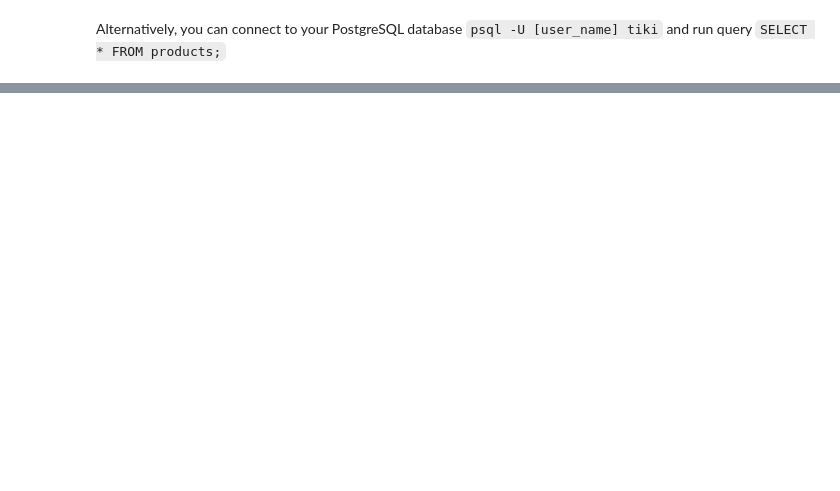
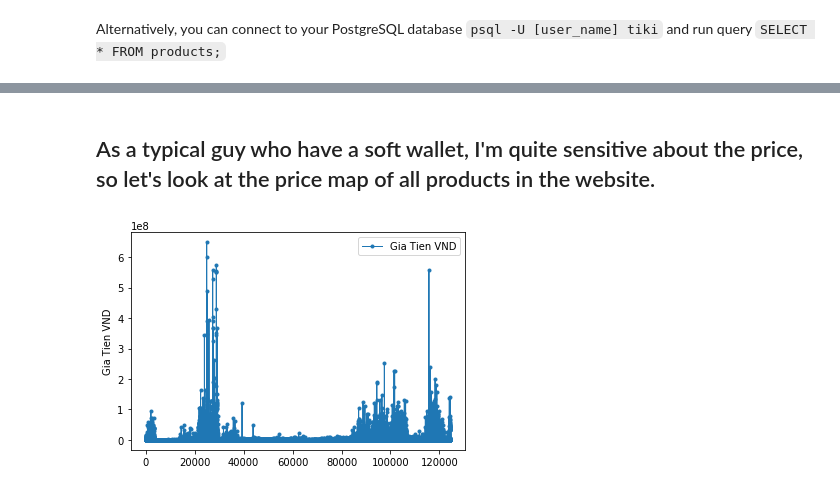
Before and after one commit to Tu-Hanh-Nguyen/Fansipan-2019-ChiLan-HanhTu-Week2-Project, a Jupyter notebook: Week_2_Project Chi Lan and Hanh Tu -Copy1.ipynb, the cells around one changed output, grey strips where cells are left out. Drawn from its saved outputs; the diff is of its cells as text; code cells hidden in the pictures; blank space fills up the shorter version.

```diff
--- a/Week_2_Project Chi Lan and Hanh Tu -Copy1.ipynb
+++ b/Week_2_Project Chi Lan and Hanh Tu -Copy1.ipynb
@@ -397,0 +418,6 @@ Alternatively, you can connect to your PostgreSQL database `psql -U [user_name]
+# %%
+* And start our cute panda to help us with creating the dataframe:
+
+data = select_data_from_db()
+df = pd.DataFrame(data, columns = ['product_id', 'seller_id', 'title', 'price', 'image_url', 'tikinow', 'rating', 'review', 'category'])
+df
@@ -397,0 +474,14 @@ Alternatively, you can connect to your PostgreSQL database `psql -U [user_name]
+# %%
+df.product_id=pd.to_numeric(df.product_id)
+
+df.seller_id=pd.to_numeric(df.seller_id)
+
+df.price=pd.to_numeric(df.price)
+
+df.tikinow=pd.to_numeric(df.tikinow)
+
+df.rating=pd.to_numeric(df.rating)
+
+df.review=pd.to_numeric(df.review)
+
+df.info()
@@ -397,0 +503,11 @@ Alternatively, you can connect to your PostgreSQL database `psql -U [user_name]
+# %% [markdown]
+## As a typical guy who have a soft wallet, I'm quite sensitive about the price, so let's look at the price map of all products in the website.
+# %%
+start, end = 0, 124407
+fig, ax = plt.subplots()
+ax.plot(df.loc[start:end, 'price'],
+marker='.', linestyle='-', linewidth=1, label='Gia Tien VND')
+ax.set_ylabel('Gia Tien VND')
+ax.legend();
+# %% [output]
+[figure, added]
```
Also changed, not shown: parts of 14 cells of this notebook.
